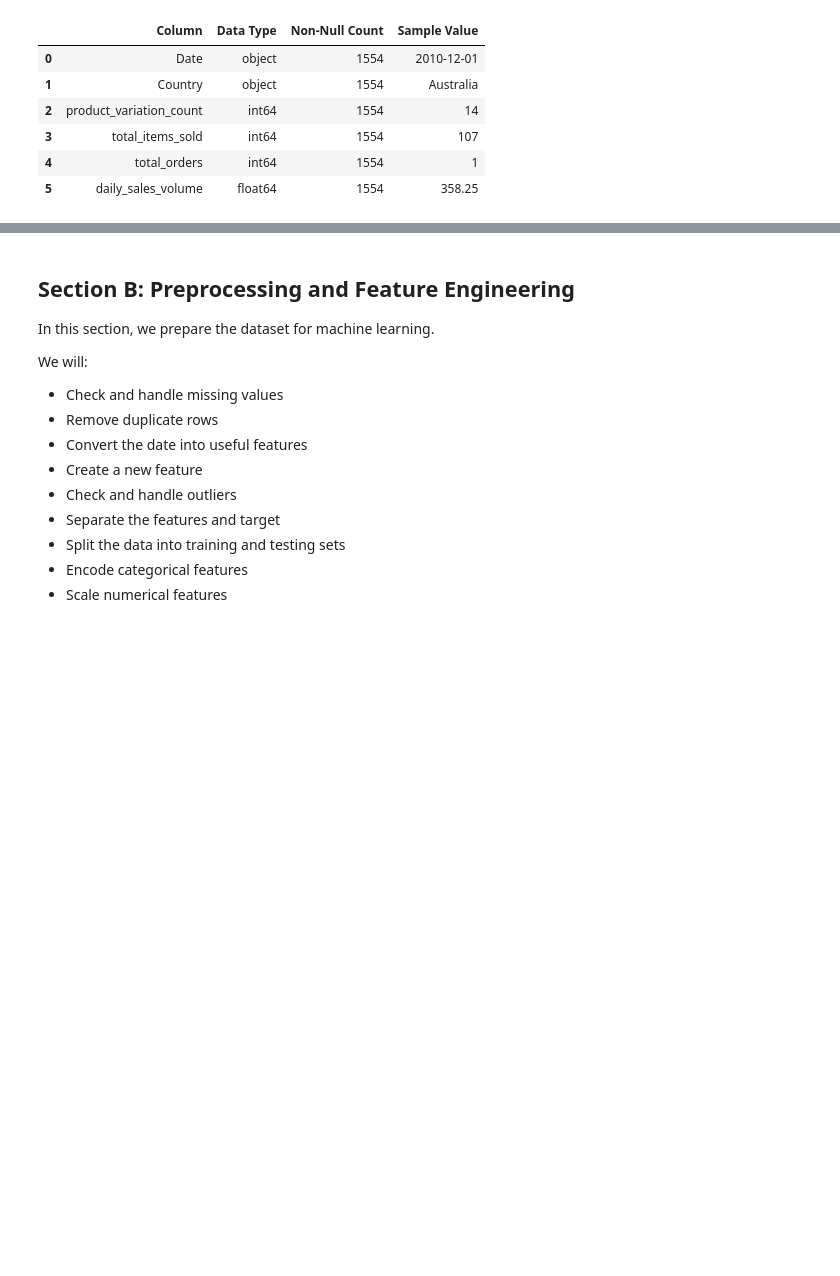
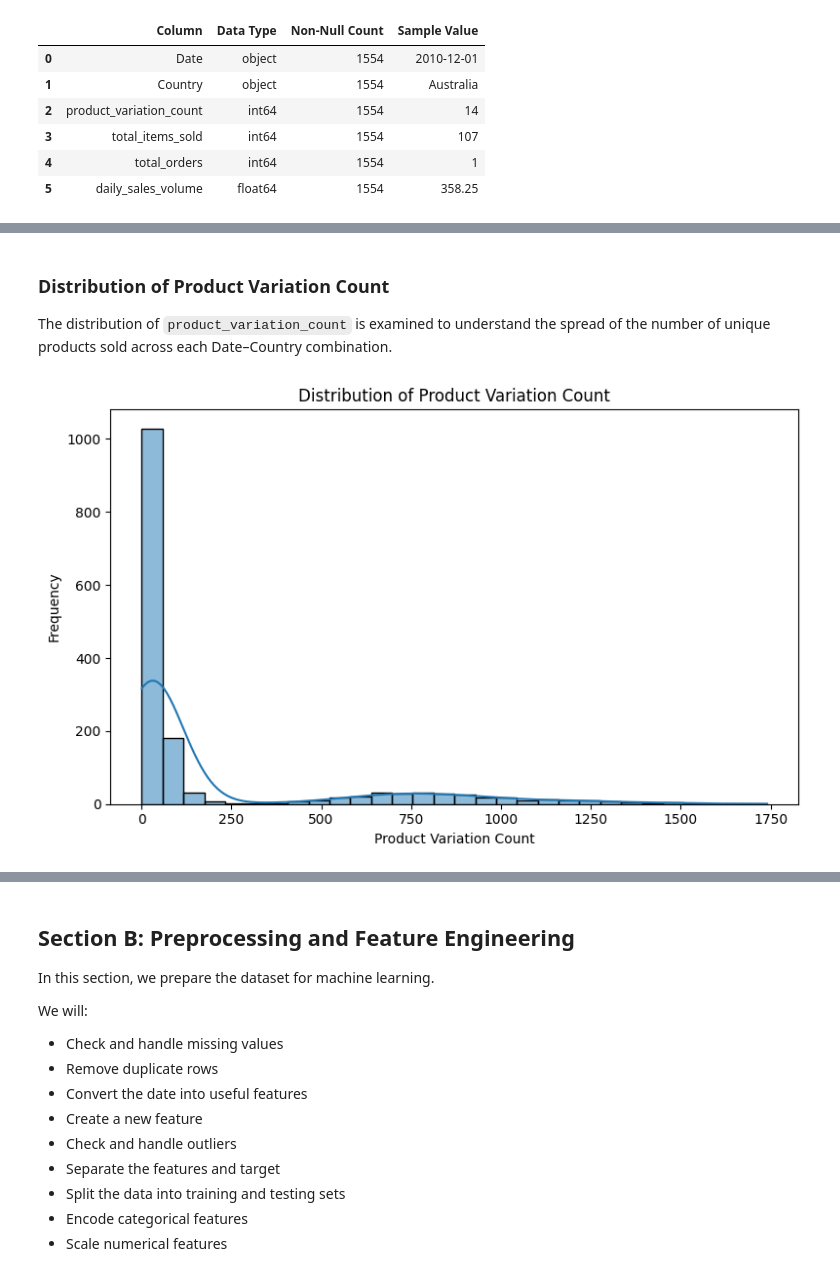
Before and after one commit to MR7star/ML-Capstone-Project, a Jupyter notebook: notebooks/regression.ipynb, the cells around one changed output, grey strips where cells are left out. Drawn from its saved outputs; the diff is of its cells as text; code cells hidden in the pictures; blank space fills up the shorter version.

```diff
--- a/notebooks/regression.ipynb
+++ b/notebooks/regression.ipynb
@@ -240,0 +298,20 @@ preprocessing and regression modeling.
+# %% [markdown]
+### Distribution of Product Variation Count
+
+The distribution of `product_variation_count` is examined to understand the spread of the number of unique products sold across each Date–Country combination.
+# %%
+plt.figure(figsize=(8, 5))
+
+sns.histplot(
+    df_reg_final['product_variation_count'],
+    bins=30,
+    kde=True
+)
+
+plt.title('Distribution of Product Variation Count')
+plt.xlabel('Product Variation Count')
+plt.ylabel('Frequency')
+plt.tight_layout()
+plt.show()
+# %% [output]
+[figure, added]
```
Also changed, not shown: parts of 54 cells of this notebook, 1 other file.
